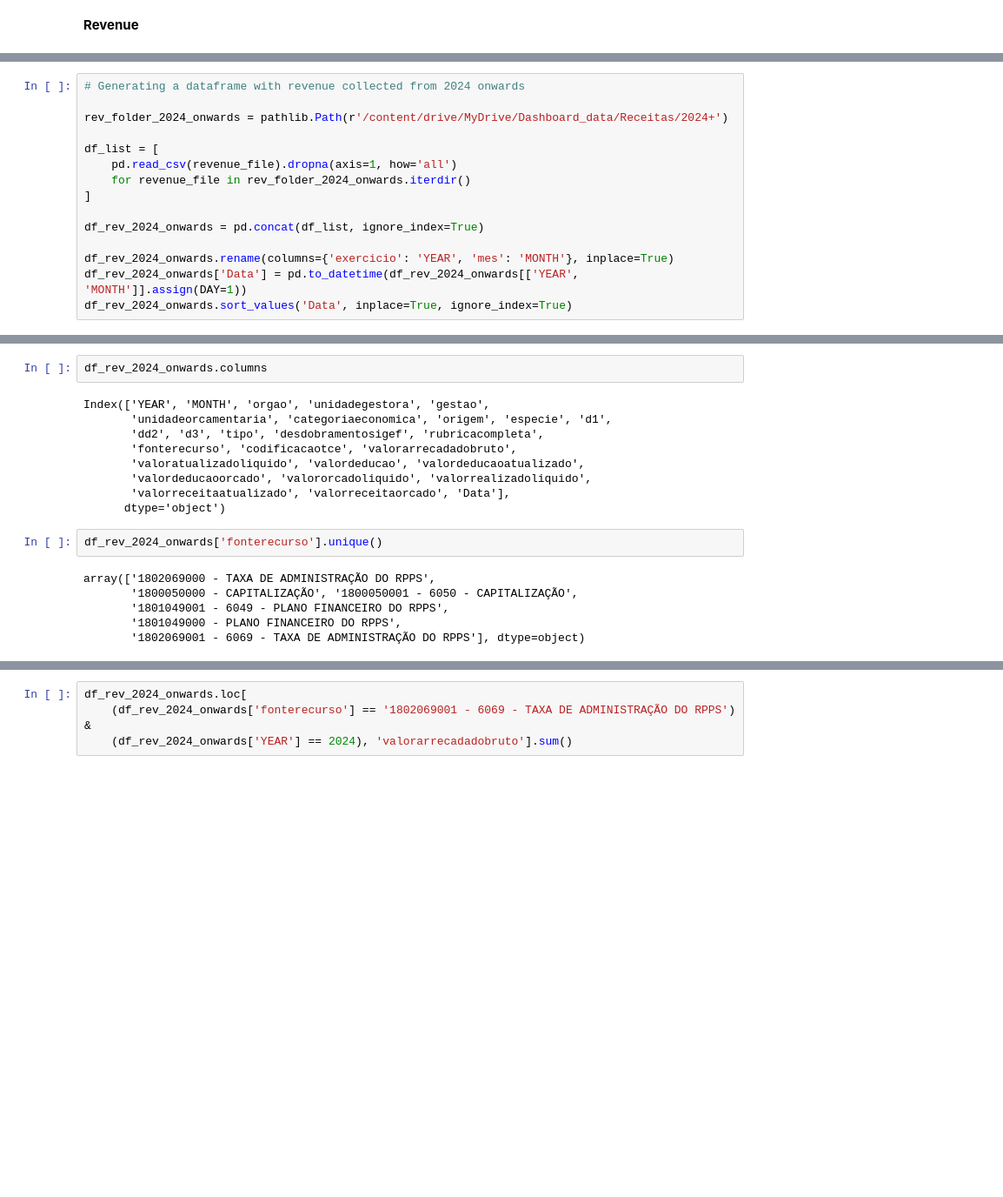
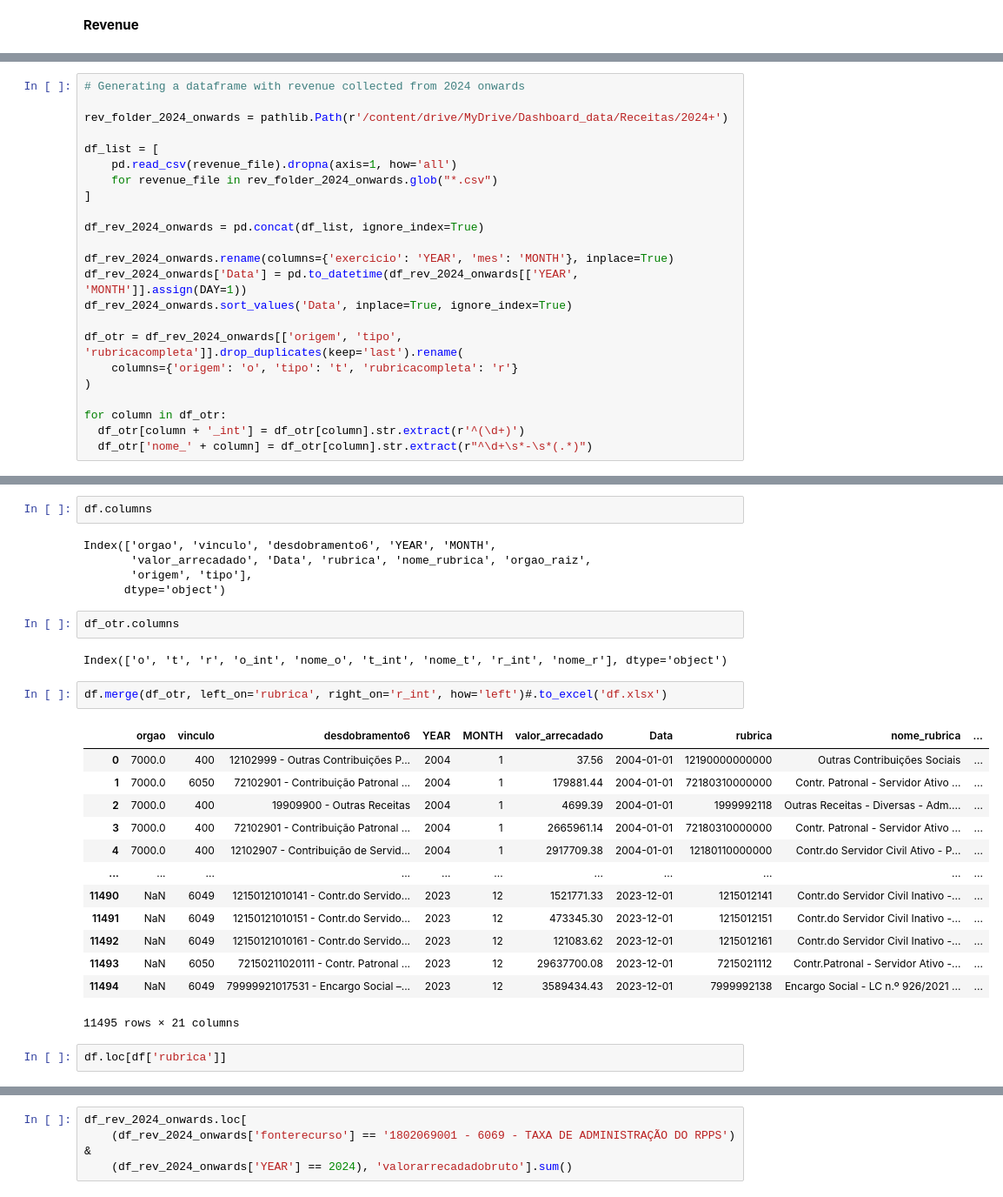
Before and after one commit to TiagoIesbick/dashboard-etl, a Jupyter notebook: dashboard_data.ipynb, the cells around one changed output, grey strips where cells are left out. Shown at 87% size. Cells and saved outputs as stored; diff of their text form; blank space fills up the shorter version.

```diff
--- a/dashboard_data.ipynb
+++ b/dashboard_data.ipynb
@@ -233,7 +246,7 @@ rev_folder_2024_onwards = pathlib.Path(r'/content/drive/MyDrive/Dashboard_data/R
 
 df_list = [
     pd.read_csv(revenue_file).dropna(axis=1, how='all')
-    for revenue_file in rev_folder_2024_onwards.iterdir()
+    for revenue_file in rev_folder_2024_onwards.glob("*.csv")
 ]
 
 df_rev_2024_onwards = pd.concat(df_list, ignore_index=True)
@@ -241,3 +254,11 @@ df_rev_2024_onwards = pd.concat(df_list, ignore_index=True)
 df_rev_2024_onwards.rename(columns={'exercicio': 'YEAR', 'mes': 'MONTH'}, inplace=True)
 df_rev_2024_onwards['Data'] = pd.to_datetime(df_rev_2024_onwards[['YEAR', 'MONTH']].assign(DAY=1))
 df_rev_2024_onwards.sort_values('Data', inplace=True, ignore_index=True)
+
+df_otr = df_rev_2024_onwards[['origem', 'tipo', 'rubricacompleta']].drop_duplicates(keep='last').rename(
+    columns={'origem': 'o', 'tipo': 't', 'rubricacompleta': 'r'}
+)
+
+for column in df_otr:
+  df_otr[column + '_int'] = df_otr[column].str.extract(r'^(\d+)')
+  df_otr['nome_' + column] = df_otr[column].str.extract(r"^\d+\s*-\s*(.*)")
@@ -280,19 +320,29 @@ df_rev_2024_onwards[['rubricacompleta']].drop_duplicates(keep='last')
 # %%
-df_rev_2024_onwards.columns
+df.columns
 # %% [output]
-Index(['YEAR', 'MONTH', 'orgao', 'unidadegestora', 'gestao',
-       'unidadeorcamentaria', 'categoriaeconomica', 'origem', 'especie', 'd1',
-       'dd2', 'd3', 'tipo', 'desdobramentosigef', 'rubricacompleta',
-       'fonterecurso', 'codificacaotce', 'valorarrecadadobruto',
-       'valoratualizadoliquido', 'valordeducao', 'valordeducaoatualizado',
-       'valordeducaoorcado', 'valororcadoliquido', 'valorrealizadoliquido',
-       'valorreceitaatualizado', 'valorreceitaorcado', 'Data'],
+Index(['orgao', 'vinculo', 'desdobramento6', 'YEAR', 'MONTH',
+       'valor_arrecadado', 'Data', 'rubrica', 'nome_rubrica', 'orgao_raiz',
+       'origem', 'tipo'],
       dtype='object')
-# %%
-df_rev_2024_onwards['fonterecurso'].unique()
-# %% [output]
-array(['1802069000 - TAXA DE ADMINISTRAÇÃO DO RPPS',
-       '1800050000 - CAPITALIZAÇÃO', '1800050001 - 6050 - CAPITALIZAÇÃO',
-       '1801049001 - 6049 - PLANO FINANCEIRO DO RPPS',
-       '1801049000 - PLANO FINANCEIRO DO RPPS',
-       '1802069001 - 6069 - TAXA DE ADMINISTRAÇÃO DO RPPS'], dtype=object)
+# %%
+df_otr.columns
+# %% [output]
+Index(['o', 't', 'r', 'o_int', 'nome_o', 't_int', 'nome_t', 'r_int', 'nome_r'], dtype='object')
+# %%
+df.merge(df_otr, left_on='rubrica', right_on='r_int', how='left')#.to_excel('df.xlsx')
+# %% [output]
+|  | orgao | vinculo | desdobramento6 | YEAR | MONTH | valor_arrecadado | Data | rubrica | nome_rubrica | ... |
+| 0 | 7000.0 | 400 | 12102999 - Outras Contribuições P... | 2004 | 1 | 37.56 | 2004-01-01 | 12190000000000 | Outras Contribuições Sociais | ... |
+| 1 | 7000.0 | 6050 | 72102901 - Contribuição Patronal ... | 2004 | 1 | 179881.44 | 2004-01-01 | 72180310000000 | Contr. Patronal - Servidor Ativo ... | ... |
+| 2 | 7000.0 | 400 | 19909900 - Outras Receitas | 2004 | 1 | 4699.39 | 2004-01-01 | 1999992118 | Outras Receitas - Diversas - Adm.... | ... |
+| 3 | 7000.0 | 400 | 72102901 - Contribuição Patronal ... | 2004 | 1 | 2665961.14 | 2004-01-01 | 72180310000000 | Contr. Patronal - Servidor Ativo ... | ... |
+| 4 | 7000.0 | 400 | 12102907 - Contribuição de Servid... | 2004 | 1 | 2917709.38 | 2004-01-01 | 12180110000000 | Contr.do Servidor Civil Ativo - P... | ... |
+| ... | ... | ... | ... | ... | ... | ... | ... | ... | ... | ... |
+| 11490 | NaN | 6049 | 12150121010141 - Contr.do Servido... | 2023 | 12 | 1521771.33 | 2023-12-01 | 1215012141 | Contr.do Servidor Civil Inativo -... | ... |
+| 11491 | NaN | 6049 | 12150121010151 - Contr.do Servido... | 2023 | 12 | 473345.30 | 2023-12-01 | 1215012151 | Contr.do Servidor Civil Inativo -... | ... |
+| 11492 | NaN | 6049 | 12150121010161 - Contr.do Servido... | 2023 | 12 | 121083.62 | 2023-12-01 | 1215012161 | Contr.do Servidor Civil Inativo -... | ... |
+| 11493 | NaN | 6050 | 72150211020111 - Contr. Patronal ... | 2023 | 12 | 29637700.08 | 2023-12-01 | 7215021112 | Contr.Patronal - Servidor Ativo -... | ... |
+| 11494 | NaN | 6049 | 79999921017531 - Encargo Social –... | 2023 | 12 | 3589434.43 | 2023-12-01 | 7999992138 | Encargo Social - LC n.º 926/2021 ... | ... |
+11495 rows × 21 columns
+# %%
+df.loc[df['rubrica']]
```
Also changed, not shown: parts of 17 cells of this notebook.
